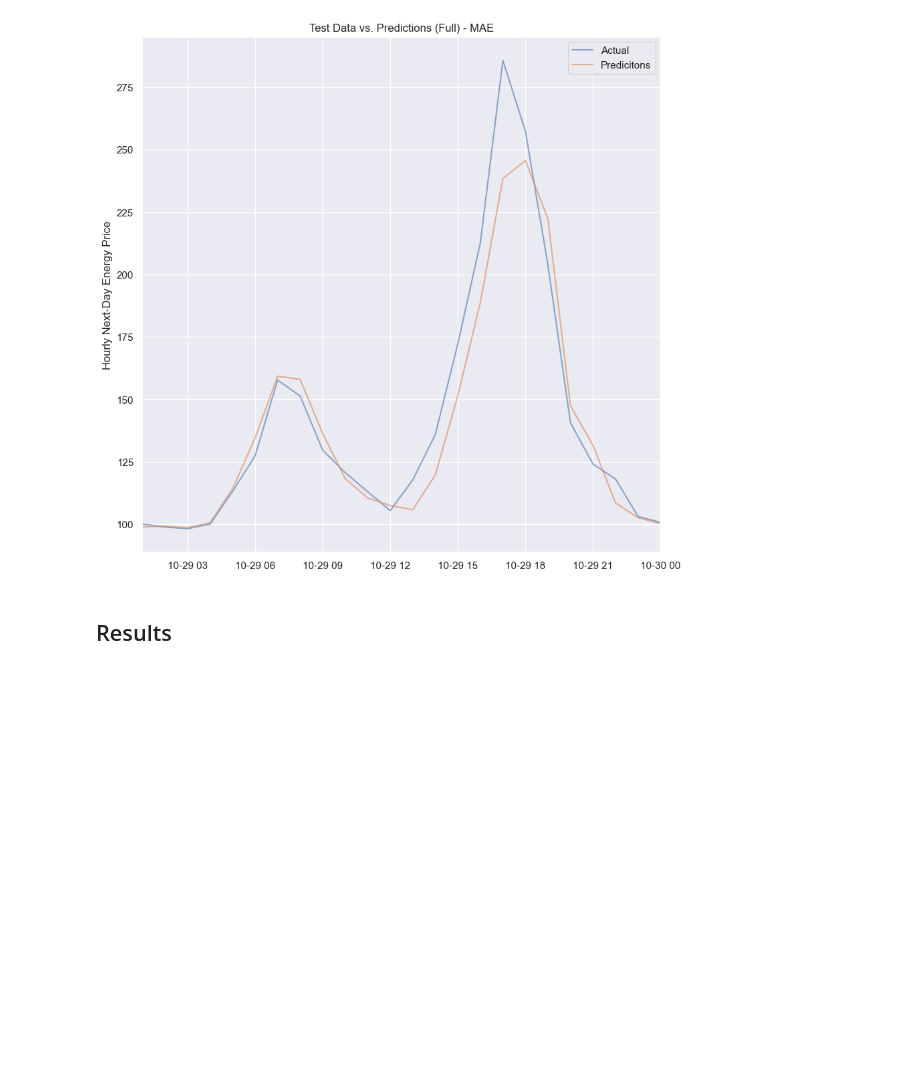
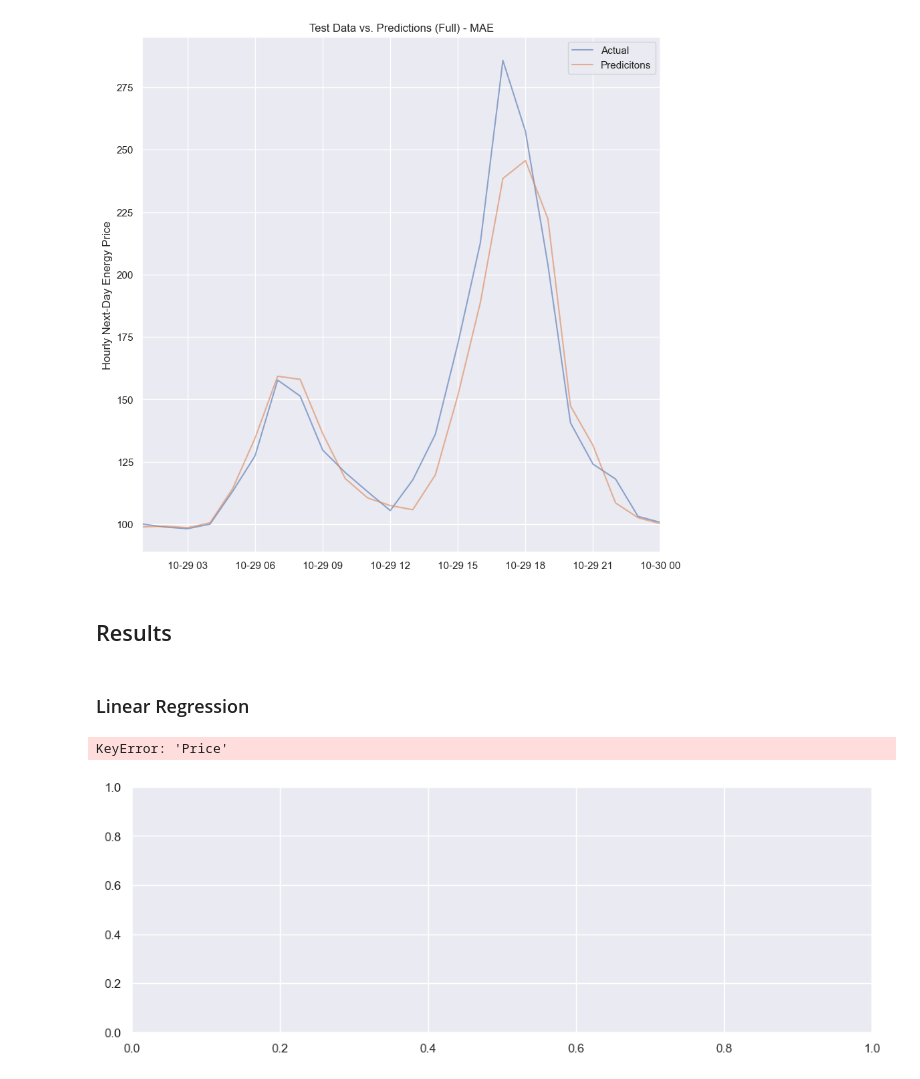
Before and after one commit to YukaNakamoto/LSDI-Project-, a Jupyter notebook: hand_in/notebook.ipynb, the cells around one changed output. Cells and saved outputs as stored; diff of their text form; code cells hidden in the pictures; blank space fills up the shorter version.

```diff
--- a/hand_in/notebook.ipynb
+++ b/hand_in/notebook.ipynb
@@ -186,8 +188,8 @@ plot_price_split(train_XGB, eval_XGB, test_XGB, SPLIT_DATE_EVAL_INTERVAL, SPLIT_
 # %% [markdown]
 ### Linear Regression
 # %%
-linear_regression(X_train, y_train, X_test, y_test, scalar)
-linear_regression(X_train_XGB, y_train_XGB, X_test_XGB, y_test_XGB, scalar)
+lr_predictions, lr_yt = linear_regression(X_train, y_train, X_test, y_test, scalar)
+lr_predictions_interval, lr_yt_interval = linear_regression(X_train_XGB, y_train_XGB, X_test_XGB, y_test_XGB, scalar)
 # %% [output]
 [figure]
 Root Mean Squared Error: 19.493625207684904
@@ -293,3 +297,11 @@ for predictions, objective_name in [(y_predicted_mse, "MSE"), (y_predicted_mae,
 [figure]
 # %% [markdown]
 ## Results
+# %% [markdown]
+### Linear Regression
+# %%
+plot_predicted(lr_yt, lr_predictions, "MSE")
+plot_predicted(lr_yt_interval, lr_predictions_interval, "MSE")
+# %% [output]
+KeyError: 'Price'
+[figure, added]
```
Also changed, not shown: parts of 9 cells of this notebook, 5 other files.
